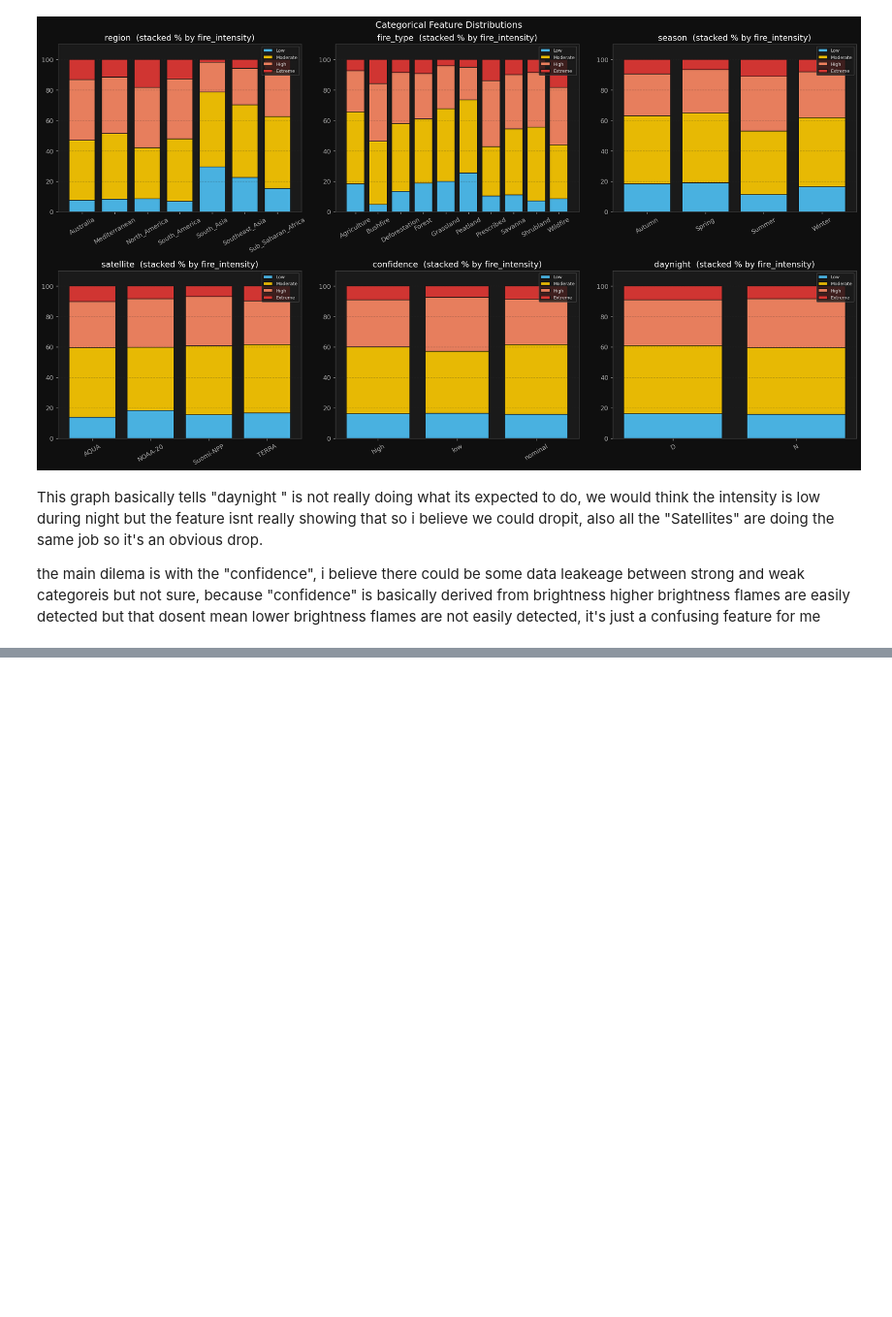
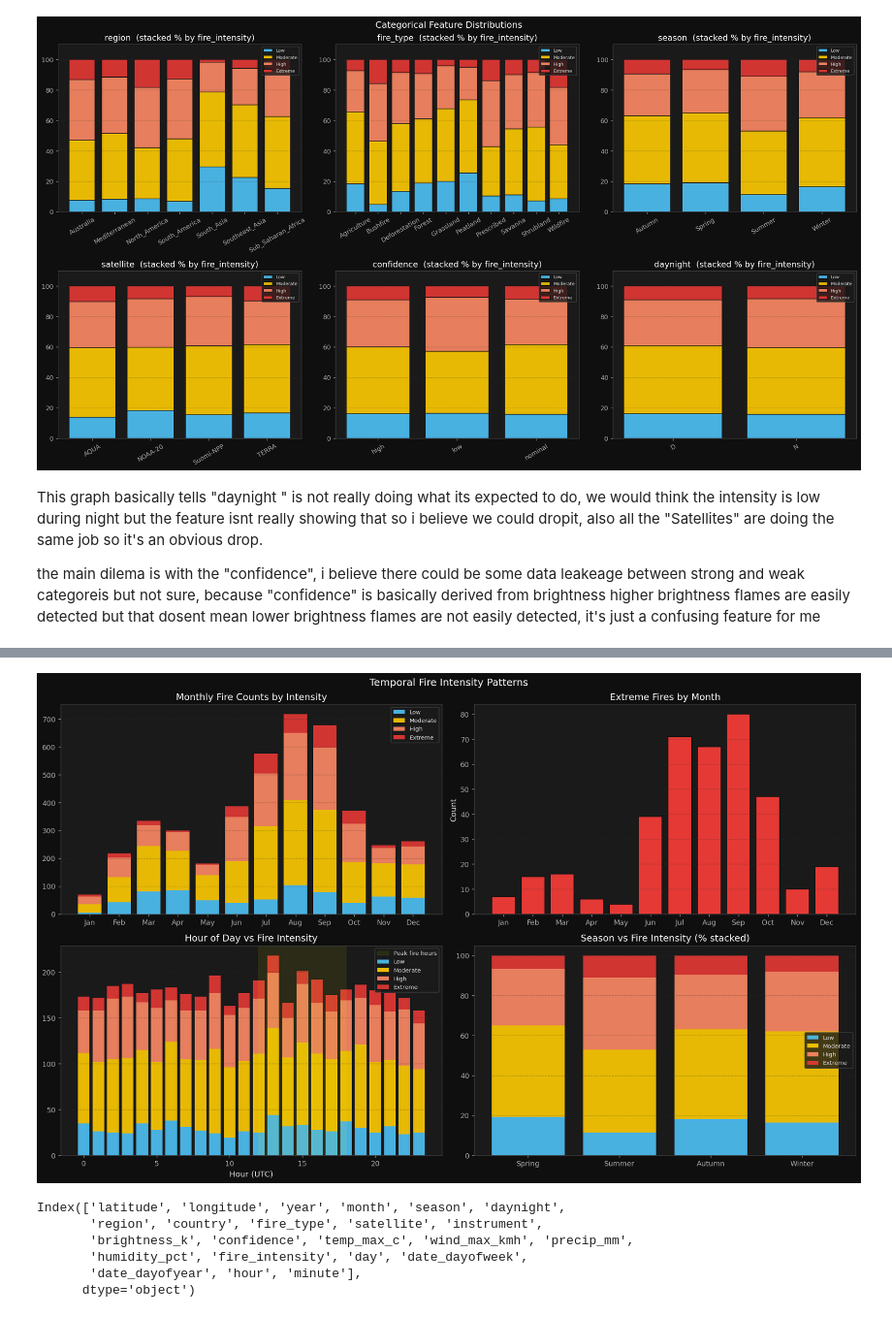
Before and after one commit to Anirudh-red11/Assignment-2-ComML, a Jupyter notebook: dataprep.ipynb, the cells around one changed output, grey strips where cells are left out. Shown at 97% size. Cells and saved outputs as stored; diff of their text form; code cells hidden in the pictures; blank space fills up the shorter version.

```diff
--- a/dataprep.ipynb
+++ b/dataprep.ipynb
@@ -444,0 +553,65 @@ the main dilema is with the "confidence", i believe there could be some data lea
+# %%
+fig, axes = plt.subplots(2, 2, figsize=(16, 10))
+fig.suptitle('Temporal Fire Intensity Patterns', fontsize=14, color='white')
+month_names = ['Jan','Feb','Mar','Apr','May','Jun','Jul','Aug','Sep','Oct','Nov','Dec']
+# forgot i hav already engineerd acq_date into month, year and day features, maybe i should have done feature engineering later
+# month but stacked  by intensity
+ct_month = df.groupby(['month','fire_intensity']).size().unstack(fill_value=0).reindex(columns=TARGET_ORDER)
+bottom = np.zeros(12)
+for cls in TARGET_ORDER:
+    vals = ct_month.reindex(range(1,13), fill_value=0)[cls].values
+    axes[0,0].bar(range(1,13), vals, bottom=bottom, color=FIRE_COLORS[cls], label=cls, alpha=0.9)
+    bottom += vals
+axes[0,0].set_xticks(range(1,13))
+axes[0,0].set_xticklabels(month_names)
+axes[0,0].set_title('Monthly Fire Counts by Intensity')
+axes[0,0].legend(fontsize=8)
+axes[0,0].grid(axis='y', alpha=0.3)
+
+# month
+extreme_monthly = df[df['fire_intensity']=='Extreme']['month'].value_counts().reindex(range(1,13), fill_value=0)
+axes[0,1].bar(range(1,13), extreme_monthly.values, color='#e53935', edgecolor='#111')
+axes[0,1].set_xticks(range(1,13))
+axes[0,1].set_xticklabels(month_names)
+axes[0,1].set_title('Extreme Fires by Month')
+axes[0,1].set_ylabel('Count')
+axes[0,1].grid(axis='y', alpha=0.3)
+
+# hour of the day
+ct_hour = df.groupby(['hour','fire_intensity']).size().unstack(fill_value=0).reindex(columns=TARGET_ORDER)
+bottom = np.zeros(24)
+for cls in TARGET_ORDER:
+    vals = ct_hour.reindex(range(24), fill_value=0)[cls].values
+    axes[1,0].bar(range(24), vals, bottom=bottom, color=FIRE_COLORS[cls], label=cls, alpha=0.9)
+    bottom += vals
+axes[1,0].axvspan(12, 18, alpha=0.08, color='yellow', label='Peak fire hours')
+axes[1,0].set_title('Hour of Day vs Fire Intensity')
+axes[1,0].set_xlabel('Hour (UTC)')
+axes[1,0].legend(fontsize=8)
+axes[1,0].grid(axis='y', alpha=0.3)
+
+
+ct_season = df.groupby(['season','fire_intensity']).size().unstack(fill_value=0).reindex(columns=TARGET_ORDER)
+season_order = ['Spring','Summer','Autumn','Winter']
+ct_pct = ct_season.reindex(season_order).div(ct_season.reindex(season_order).sum(axis=1), axis=0)*100
+bottom = np.zeros(4)
+for cls in TARGET_ORDER:
+    axes[1,1].bar(season_order, ct_pct[cls], bottom=bottom, color=FIRE_COLORS[cls], label=cls, alpha=0.9)
+    bottom += ct_pct[cls].values
+axes[1,1].set_title('Season vs Fire Intensity (% stacked)')
+axes[1,1].legend(fontsize=8)
+axes[1,1].grid(axis='y', alpha=0.3)
+
+plt.tight_layout()
+plt.show()
+# %% [output]
+[figure, added]
+# %%
+df.columns
+# %% [output]
+Index(['latitude', 'longitude', 'year', 'month', 'season', 'daynight',
+       'region', 'country', 'fire_type', 'satellite', 'instrument',
+       'brightness_k', 'confidence', 'temp_max_c', 'wind_max_kmh', 'precip_mm',
+       'humidity_pct', 'fire_intensity', 'day', 'date_dayofweek',
+       'date_dayofyear', 'hour', 'minute'],
+      dtype='object')
```
Also changed, not shown: parts of 14 cells of this notebook, 1 other file.
